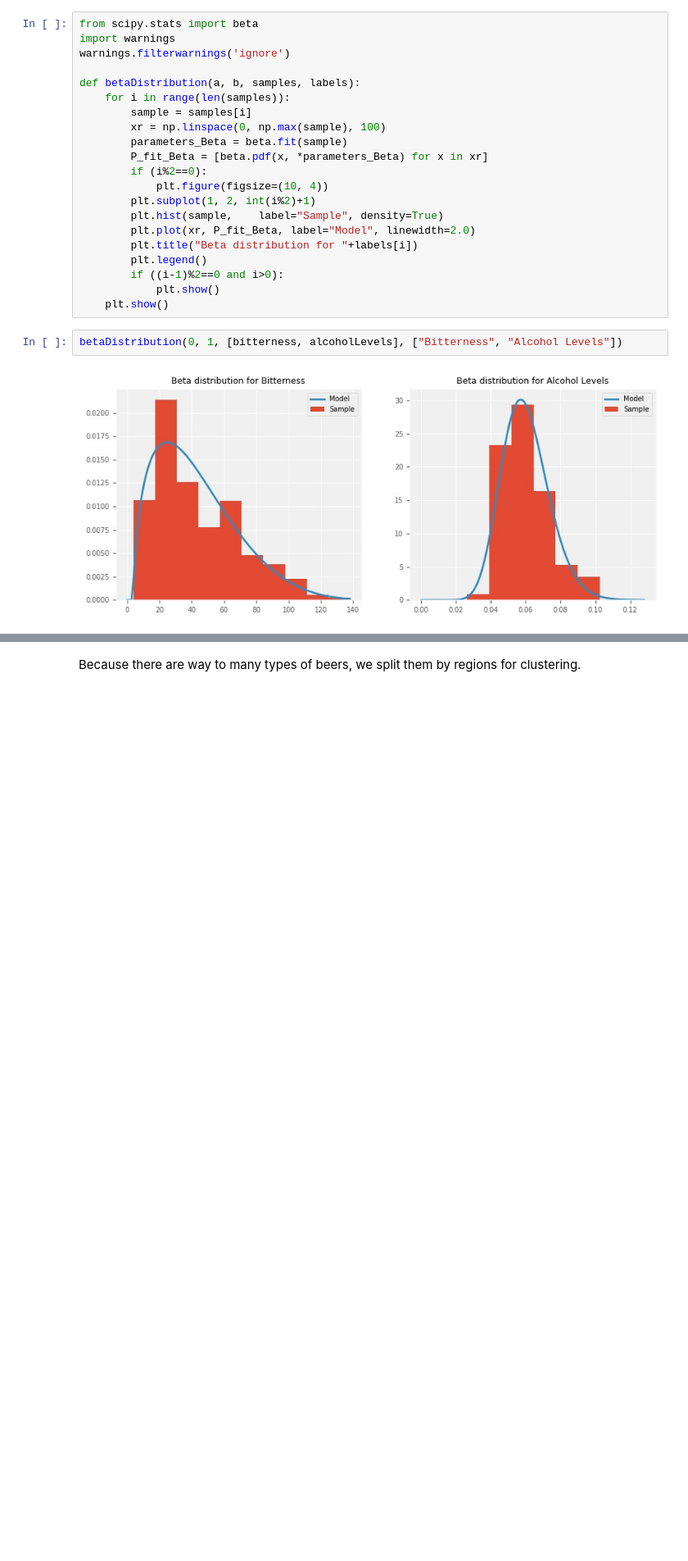
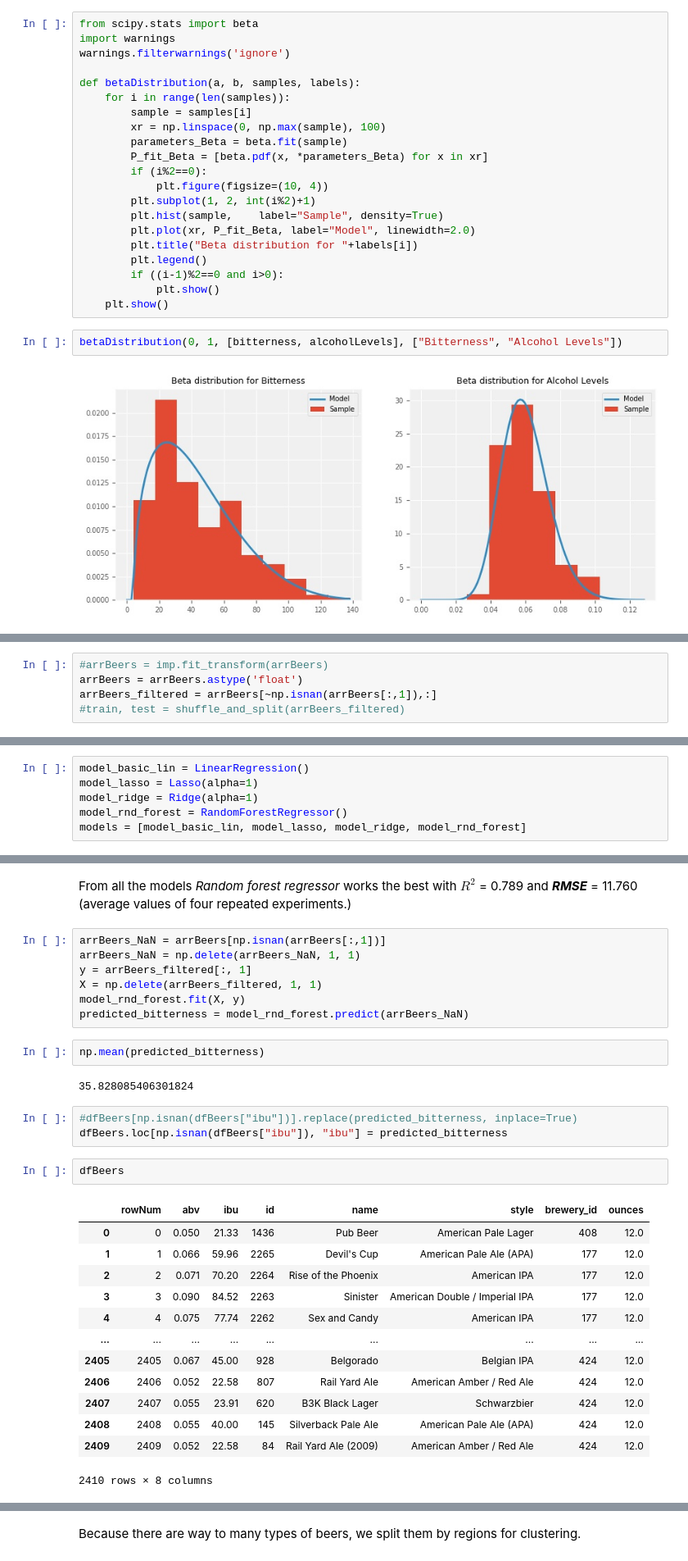
Before and after one commit to in-droid/PR21INRAKT, a Jupyter notebook: project.ipynb, the cells around one changed output, grey strips where cells are left out. Shown at 82% size. Saved outputs shown, nothing was run; the diff lists cells and outputs as text; blank space fills up the shorter version.

```diff
--- a/project.ipynb
+++ b/project.ipynb
@@ -367,0 +377,5 @@ betaDistribution(0, 1, [bitterness, alcoholLevels], ["Bitterness", "Alcohol Leve
+# %%
+#arrBeers = imp.fit_transform(arrBeers)
+arrBeers = arrBeers.astype('float')
+arrBeers_filtered = arrBeers[~np.isnan(arrBeers[:,1]),:]
+#train, test = shuffle_and_split(arrBeers_filtered)
@@ -367,0 +427,6 @@ betaDistribution(0, 1, [bitterness, alcoholLevels], ["Bitterness", "Alcohol Leve
+# %%
+model_basic_lin = LinearRegression()
+model_lasso = Lasso(alpha=1)
+model_ridge = Ridge(alpha=1)
+model_rnd_forest = RandomForestRegressor()
+models = [model_basic_lin, model_lasso, model_ridge, model_rnd_forest]
@@ -367,0 +442,32 @@ betaDistribution(0, 1, [bitterness, alcoholLevels], ["Bitterness", "Alcohol Leve
+# %% [markdown]
+From all the models *Random forest regressor* works the best with $ R^2 $ = 0.789 and ***RMSE*** = 11.760 (average values of four repeated experiments.)
+# %%
+arrBeers_NaN = arrBeers[np.isnan(arrBeers[:,1])]
+arrBeers_NaN = np.delete(arrBeers_NaN, 1, 1)
+y = arrBeers_filtered[:, 1]
+X = np.delete(arrBeers_filtered, 1, 1)
+model_rnd_forest.fit(X, y)
+predicted_bitterness = model_rnd_forest.predict(arrBeers_NaN)
+# %%
+np.mean(predicted_bitterness)
+# %% [output]
+35.828085406301824
+# %%
+#dfBeers[np.isnan(dfBeers["ibu"])].replace(predicted_bitterness, inplace=True)
+dfBeers.loc[np.isnan(dfBeers["ibu"]), "ibu"] = predicted_bitterness
+# %%
+dfBeers
+# %% [output]
+|  | rowNum | abv | ibu | id | name | style | brewery_id | ounces |
+| 0 | 0 | 0.050 | 21.33 | 1436 | Pub Beer | American Pale Lager | 408 | 12.0 |
+| 1 | 1 | 0.066 | 59.96 | 2265 | Devil's Cup | American Pale Ale (APA) | 177 | 12.0 |
+| 2 | 2 | 0.071 | 70.20 | 2264 | Rise of the Phoenix | American IPA | 177 | 12.0 |
+| 3 | 3 | 0.090 | 84.52 | 2263 | Sinister | American Double / Imperial IPA | 177 | 12.0 |
+| 4 | 4 | 0.075 | 77.74 | 2262 | Sex and Candy | American IPA | 177 | 12.0 |
+| ... | ... | ... | ... | ... | ... | ... | ... | ... |
+| 2405 | 2405 | 0.067 | 45.00 | 928 | Belgorado | Belgian IPA | 424 | 12.0 |
+| 2406 | 2406 | 0.052 | 22.58 | 807 | Rail Yard Ale | American Amber / Red Ale | 424 | 12.0 |
+| 2407 | 2407 | 0.055 | 23.91 | 620 | B3K Black Lager | Schwarzbier | 424 | 12.0 |
+| 2408 | 2408 | 0.055 | 40.00 | 145 | Silverback Pale Ale | American Pale Ale (APA) | 424 | 12.0 |
+| 2409 | 2409 | 0.052 | 22.58 | 84 | Rail Yard Ale (2009) | American Amber / Red Ale | 424 | 12.0 |
+2410 rows × 8 columns
```
Also changed, not shown: parts of 40 cells of this notebook.
